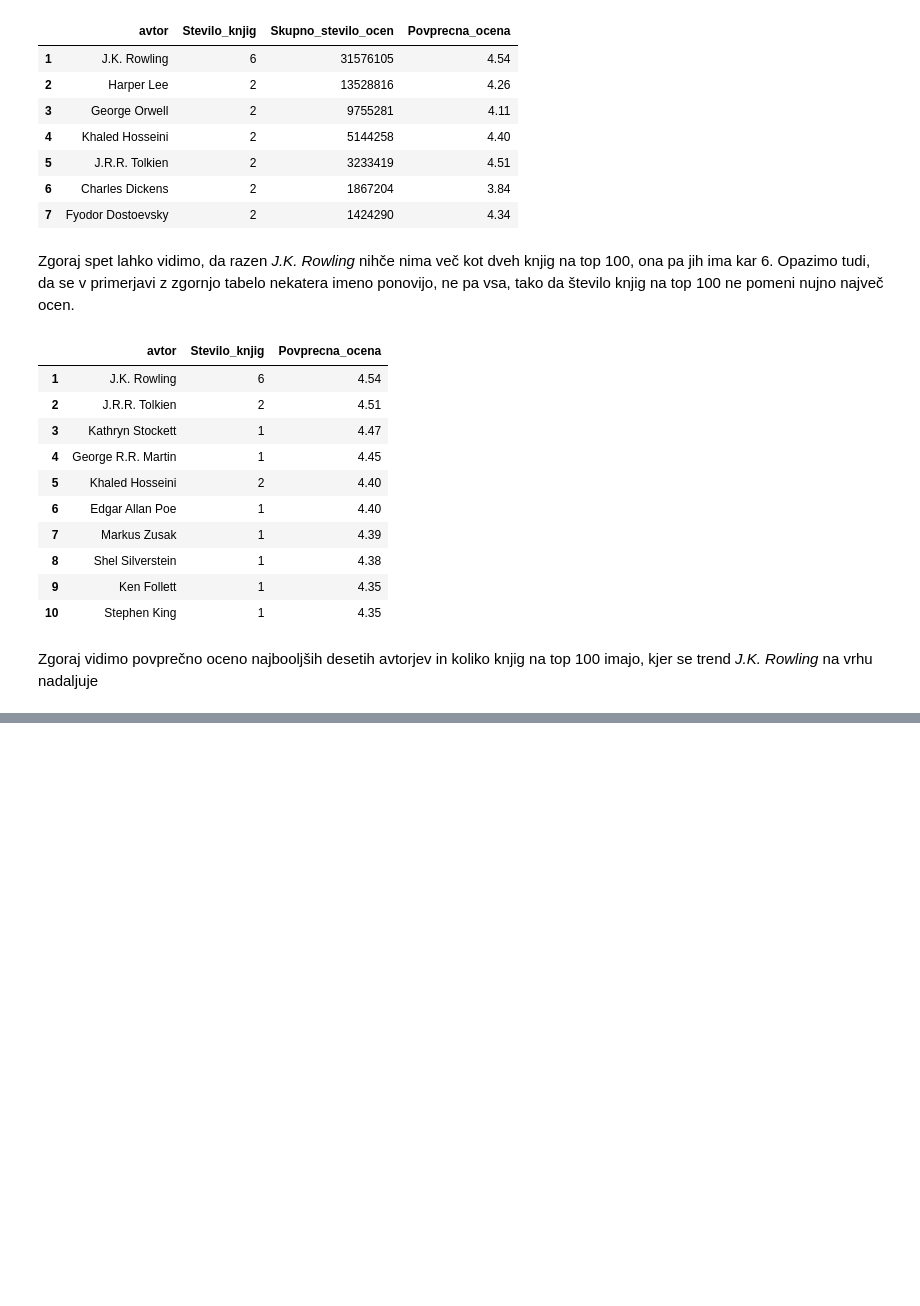
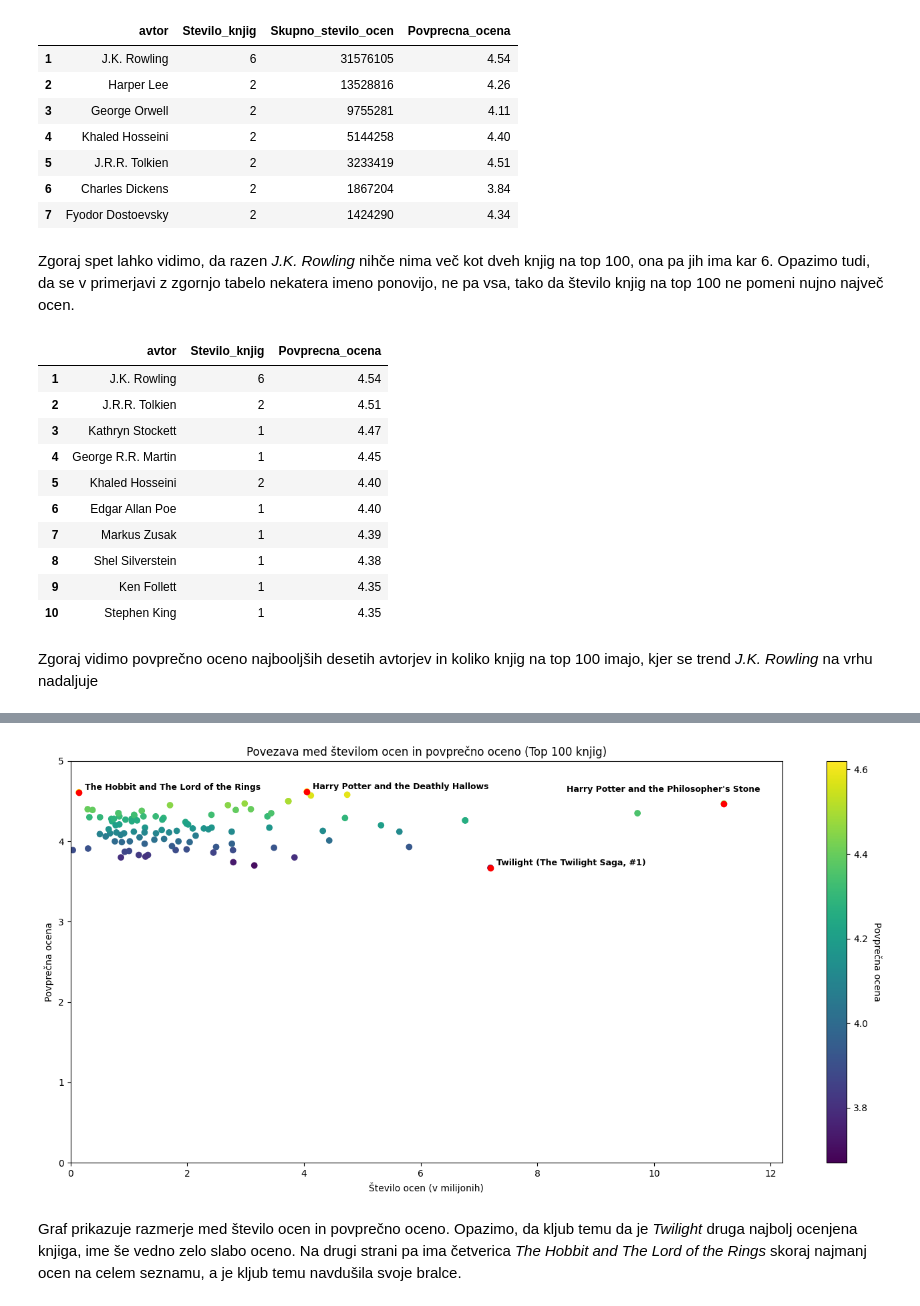
Before and after one commit to Anzevogric/uvp_projektna_naloga, a Jupyter notebook: notebooks/analiza.ipynb, the cells around one changed output, grey strips where cells are left out. Drawn from its saved outputs; the diff is of its cells as text; code cells hidden in the pictures; blank space fills up the shorter version.

```diff
--- a/notebooks/analiza.ipynb
+++ b/notebooks/analiza.ipynb
@@ -242,0 +199,61 @@ plt.show()
+# %%
+df["Število ocen (v milijonih)"] = df["število ocen"] / 1_000_000
+fig, ax = plt.subplots(figsize=(14, 7))
+scatter = ax.scatter(
+    df["Število ocen (v milijonih)"],
+    df["povprečna ocena"],
+    c=df["povprečna ocena"],
+)
+ax.set_xlim(0, df["Število ocen (v milijonih)"].max() + 1)
+ax.set_ylim(0, 5)
+ax.set_xlabel("Število ocen (v milijonih)")
+ax.set_ylabel("Povprečna ocena")
+ax.set_title("Povezava med številom ocen in povprečno oceno (Top 100 knjig)")
+
+cbar = plt.colorbar(scatter, ax=ax)
+cbar.set_label("Povprečna ocena", rotation=270, labelpad=15)
+
+oznacene_knjige = [
+    "Harry Potter and the Philosopher’s Stone (Harry Potter, #1)",
+    "Harry Potter and the Deathly Hallows (Harry Potter, #7)",
+    "Twilight (The Twilight Saga, #1)",
+    "J.R.R. Tolkien 4-Book Boxed Set: The Hobbit and The Lord of the Rings"
+]
+
+df["čist_naslov"] = df["naslov"].replace({
+    "Harry Potter and the Philosopher’s Stone (Harry Potter, #1)": "Harry Potter and the Philosopher's Stone",
+    "Harry Potter and the Deathly Hallows (Harry Potter, #7)": "Harry Potter and the Deathly Hallows",
+    "J.R.R. Tolkien 4-Book Boxed Set: The Hobbit and The Lord of the Rings": "The Hobbit and The Lord of the Rings"
+})
+
+oznacene = df[df["naslov"].isin(oznacene_knjige)]
+
+for i, row in oznacene.iterrows():
+    ax.scatter(
+        row["Število ocen (v milijonih)"],
+        row["povprečna ocena"],
+        color="red",
+    )
+
+    if "Stone" in row["naslov"]:
+        ax.text(
+            row["Število ocen (v milijonih)"] - 2.70,
+            row["povprečna ocena"] + 0.15,
+            row["čist_naslov"],
+            fontsize=9,
+            fontweight="bold",
+        )
+    else:
+        ax.text(
+            row["Število ocen (v milijonih)"] + 0.10,
+            row["povprečna ocena"] + 0.03,
+            row["čist_naslov"],
+            fontsize=9,
+            fontweight="bold",
+        )
+plt.tight_layout()
+plt.show()
+# %% [output]
+[figure, added]
+# %% [markdown]
+Graf prikazuje razmerje med število ocen in povprečno oceno. Opazimo, da kljub temu da je *Twilight* druga najbolj ocenjena knjiga, ime še vedno zelo slabo oceno. Na drugi strani pa ima četverica *The Hobbit and The Lord of the Rings* skoraj najmanj ocen na celem seznamu, a je kljub temu navdušila svoje bralce.
```
Also changed, not shown: parts of 12 cells of this notebook.
